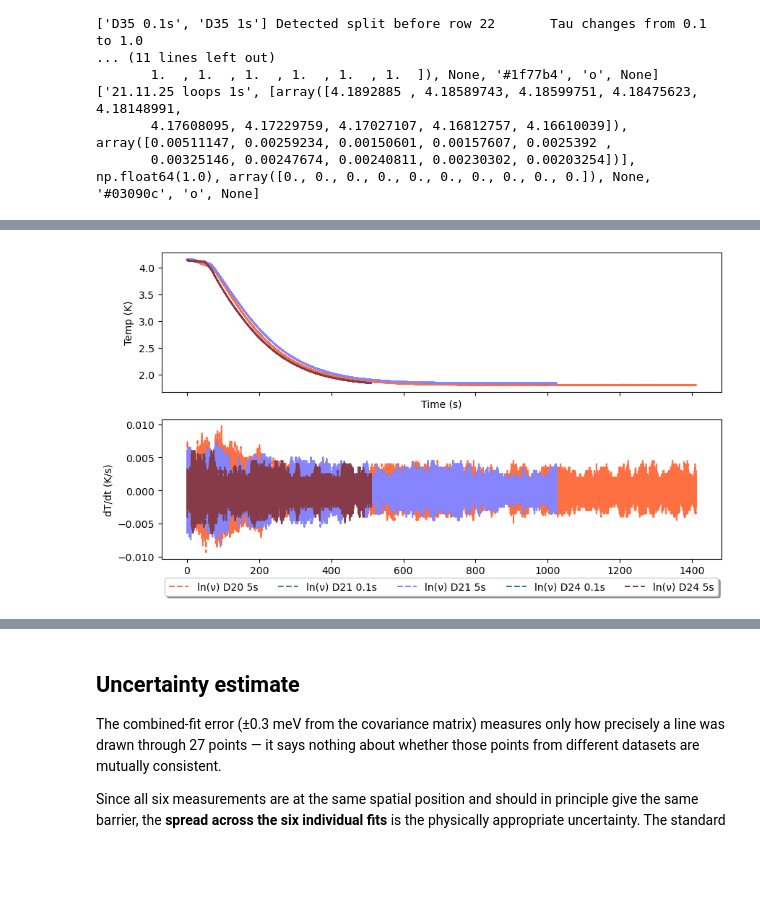
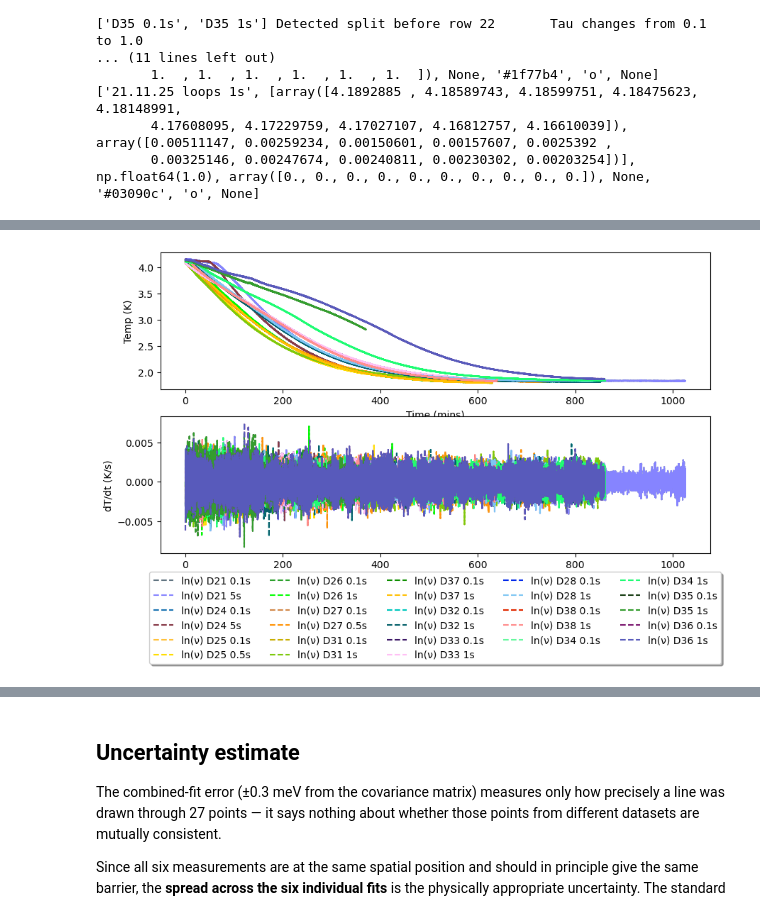
Before and after one commit to FWKCarlisle/PhD-Codes, a Jupyter notebook: Analysis code/DBTF/Phil_up_down/DBTF_D24_D25_D26_analysis.ipynb, the cells around one changed output, grey strips where cells are left out. Saved outputs shown, nothing was run; the diff lists cells and outputs as text; code cells hidden in the pictures; blank space fills up the shorter version.

```diff
--- a/Analysis code/DBTF/Phil_up_down/DBTF_D24_D25_D26_analysis.ipynb
+++ b/Analysis code/DBTF/Phil_up_down/DBTF_D24_D25_D26_analysis.ipynb
@@ -198,22 +198,23 @@ DATASETS = [
 
     ### Simulations
 
-    Simulation_1,
+    # Simulation_1,
 
     ### Group 1
-
-    # D20_01, D20_5, D21_01, D21_1, D24_01, D24_5,
+    # D20_01,
+    #  D20_5,
+     D21_01, D21_1, D24_01, D24_5,
 
     ### Start of group 2
 
-    # D25_01, D25_05, D26_01, D26_1 , D27_01, D27_05, D31_01, D31_1, D37_01, D37_1,
+    D25_01, D25_05, D26_01, D26_1 , D27_01, D27_05, D31_01, D31_1, D37_01, D37_1,
 
     # ### Start of group 3
 
-    # D32_01,D32_1,D33_01,D33_1,D28_01, D28_1,D38_01, D38_1,
+    D32_01,D32_1,D33_01,D33_1,D28_01, D28_1,D38_01, D38_1,
 
     ### Bad cooldown groups
-    # D34_01, D34_1,D35_01,D35_1, D36_01,D36_1,
+    D34_01, D34_1,D35_01,D35_1, D36_01,D36_1,
 
     # ('D22 τ=0.1s', 'data22_0pt1_pos2.npy', 0.1, [0,0,0,0,0,0,0,0,0,0,0,0,0,0,0,0,0,0.3,0.74,0.84,1,1,1,1,1,1,1,1,1,1,1,1,1,1,1,1,1,1,1,1,1,1,1,1,1,1,1,1,1,1,1,1,1,1,1,1,1,1,1,1,1,1,1,1,1,1,1,1], "#f5a500", 'o','D22  τ = 0.1 s'),
 
@@ -618,7 +646,7 @@ for i, (label, temps, tau, P_list, cooldown_arr, color, marker, c_label) in enum
 
         ## find the point where it crosses 0.5 for each fit
         T_cross_05 = T_fit_dense[np.argmin(np.abs(physical_model(T_fit_dense, *popt) - 0.5))]
-        t_collection.append(T_cross_05)
+        t_collection.append([label, T_cross_05])
         ax.axvline(T_cross_05, color=color, linestyle=':', alpha=0.5)
 
         # ax.text( T_cross_05, 1.03, r["label"],transform=ax.get_xaxis_transform(), ha="center",va="bottom")
@@ -790,39 +833,32 @@ Saved SVG and PNG.
 # %%
 list_dE = []
 list_intercept = []
-fig, [ax, ax2] = plt.subplots(2,1, figsize=(10, 5.5), sharex=True)
+fig, [ax, ax2] = plt.subplots(2,1, figsize=(10, 5.5), sharex=False)
+temp_gradient_list = []
+temp_gradient_individual = []
 for i, r in enumerate(results):
     if r is None or r['dE'] is None:
         continue
-    # print(r['dE'])
 
-
-
-    # print(f'    {r['label']}\t ΔE = {r['dE']*1e3:.2f} ± {r['dE_err']*1e3:.2f} meV ({r["dE_err"]/r["dE"]*100:.2f}%)\t'
-    #               f'ν₀ = {r['nu0']:.2e}  ± {r['nu0_err']:.2e}Hz  ({(r['nu0_err']/r['nu0'])*100:.2f}%)\t'
-    #               f'ν₀ = {np.log(r['nu0']):.2f}  ± {np.log(r['nu0_err']):.2f}Hz  ({(np.log(r['nu0_err'])/np.log(r['nu0']))*100:.2f}%) '
-    #               f'R2 {r['R2']:.4f}')
-
-    list_dE.append([r['dE'], r['dE_err']])
-    list_intercept.append([np.log(r['nu0']), np.log(r['nu0_err'])])
 
 
     cooldown = r['cooldown']
     cooldown_time = np.asarray(cooldown[0])
     cooldown_temps = np.asarray(cooldown[1])
-    # if i%2 == 0:
-    #     plt_label = r['label']
-    # else:
-    #     plt_label = None
+
+    temp_gradient = np.gradient(cooldown_temps, cooldown_time)
+    temp_gradient_list.append([r['label'], temp_gradient])
+    temp_gradient_individual.append([r['label'], max(temp_gradient), min(temp_gradient), np.mean(temp_gradient), np.median(temp_gradient)])
+
     ax.plot(np.array(cooldown_time)/60,cooldown_temps, color = r['color'], label=r['label'])
-    ax2.plot(np.array(cooldown_time)/60, np.gradient(cooldown_temps), color = r['color'], linestyle='--', label=f'ln(ν) {r["label"]}')
+    ax2.plot(np.array(cooldown_time)/60, temp_gradient*1e3, color = r['color'], linestyle='--', label=f'ln(ν) {r["label"]}')
     # ax.scatter(r['T'], np.log(r['nu']))
 ax.set_ylabel("Temp (K)")
-ax.set_xlabel("Time (s)")
-ax2.set_ylabel("dT/dt (K/s)")
+ax.set_xlabel("Time (mins)")
+ax2.set_ylabel("dT/dt (mK/s)")
 # plt.legend(handles[::2], labels[::2])
 plt.legend(loc='upper center', bbox_to_anchor=(0.5, -0.1),
           ncol=5, fancybox=True, shadow=True)
 plt.show()
 # %% [output]
-[figure, old version]
+[figure, new version]
```
Also changed, not shown: parts of 8 cells of this notebook, 4 other files.
